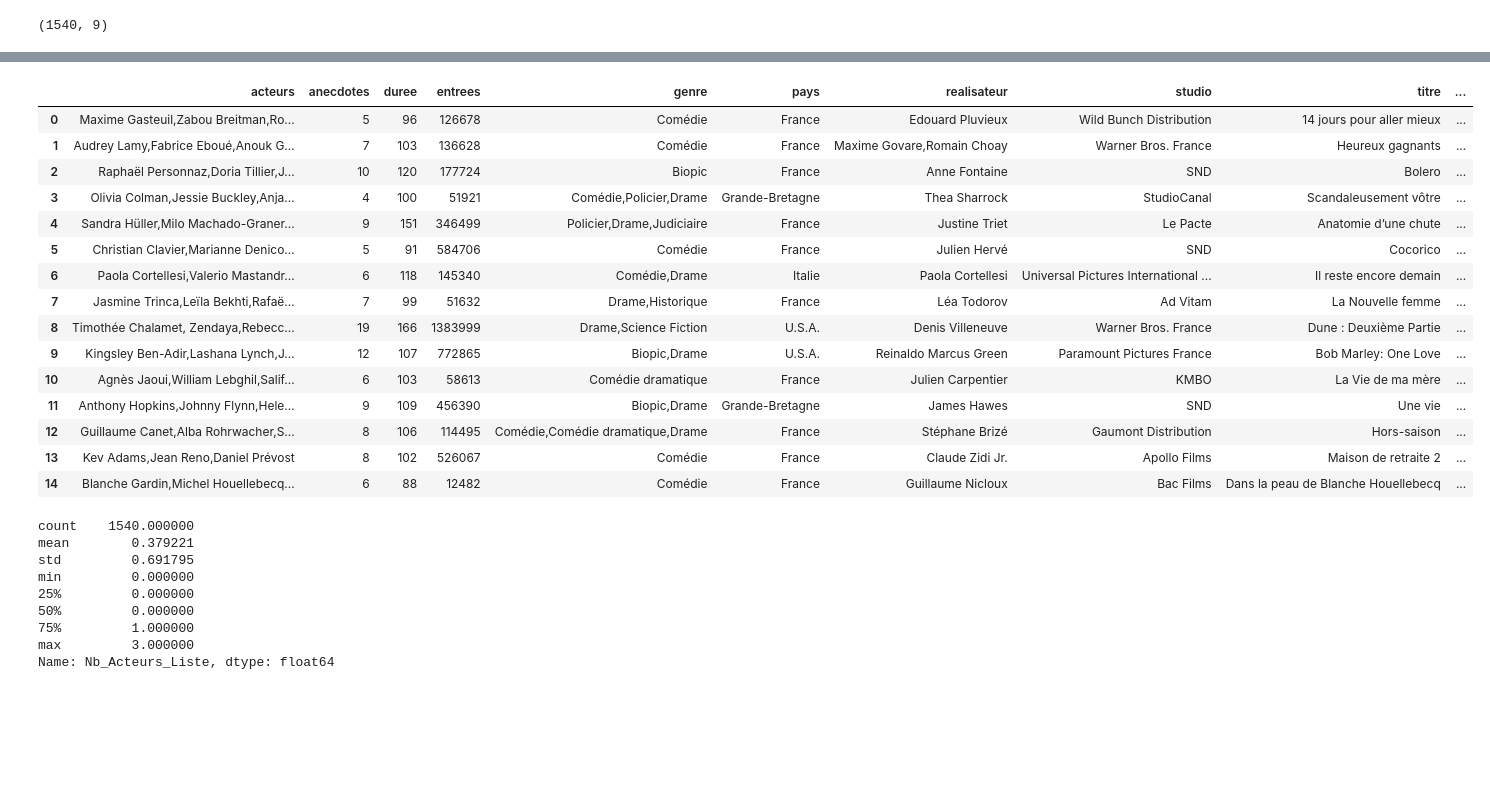
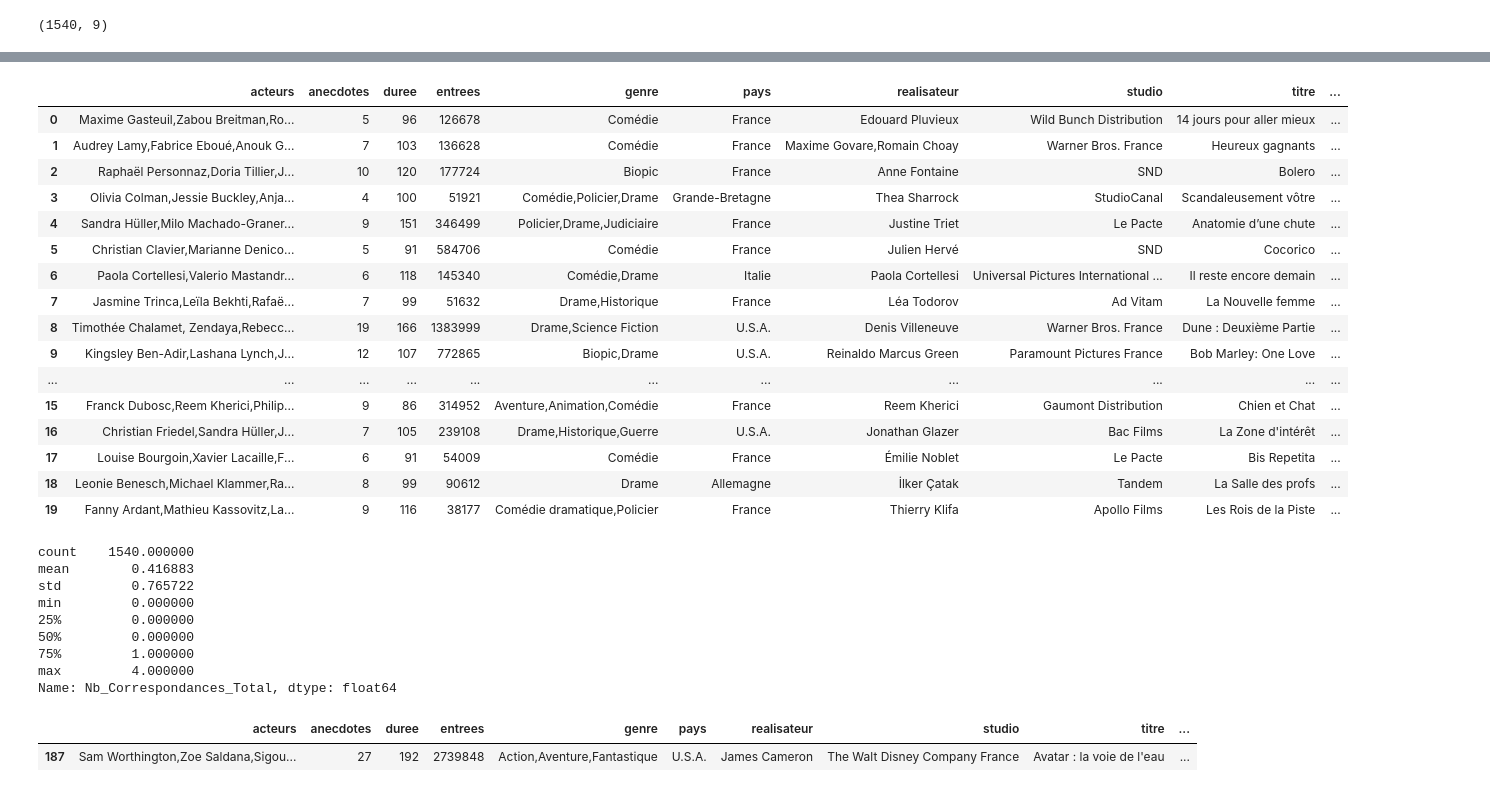
Before and after one commit to Melobgn/cinema_prediction, a Jupyter notebook: feature_engineering.ipynb, the cells around one changed output, grey strips where cells are left out. Cells and saved outputs as stored; diff of their text form; code cells hidden in the pictures; blank space fills up the shorter version.

```diff
--- a/feature_engineering.ipynb
+++ b/feature_engineering.ipynb
@@ -65,49 +81,60 @@ acteurs_df = pd.read_csv('acteurs.csv')
 # %%
-# Étape 1: Convertir les noms des acteurs en un ensemble pour une recherche rapide
+# convertir les noms des acteurs en un ensemble pour une recherche rapide
 ensemble_acteurs = set(acteurs_df['name'])
 
-def compter_acteurs_present(liste_acteurs):
-    # Vérifier si la valeur est une chaîne de caractères
+def compter_acteurs_realisateurs(liste_acteurs, realisateur):
+    total_correspondances = 0
+    # Vérifier si la liste des acteurs est une chaîne de caractères et la traiter
     if isinstance(liste_acteurs, str):
-        # Diviser la chaîne en une liste d'acteurs
         acteurs = liste_acteurs.split(',')
-        # Compter combien d'acteurs dans cette liste sont aussi dans l'ensemble_acteurs
-        return sum(acteur.strip() in ensemble_acteurs for acteur in acteurs)
-    else:
-        # Si la valeur n'est pas une chaîne, retourner 0
-        return 0
+        total_correspondances += sum(acteur.strip() in ensemble_acteurs for acteur in acteurs)
 
-# Appliquer cette fonction modifiée
-df['Nb_Acteurs_Liste'] = df['acteurs'].apply(compter_acteurs_present)
+    # Ajouter le réalisateur à la comptabilisation s'il est dans la liste
+    if isinstance(realisateur, str) and realisateur.strip() in ensemble_acteurs:
+        total_correspondances += 1
+
+    return total_correspondances
+
+# Appliquer cette fonction modifiée en utilisant apply avec un lambda pour passer les deux colonnes
+df['Nb_Correspondances_Total'] = df.apply(lambda row: compter_acteurs_realisateurs(row['acteurs'], row['realisateur']), axis=1)
 
 # Vérifier à nouveau le résultat
-df.head(15)
+df.head(20)
 # %% [output]
 |  | acteurs | anecdotes | duree | entrees | genre | pays | realisateur | studio | titre | ... |
 | 0 | Maxime Gasteuil,Zabou Breitman,Ro... | 5 | 96 | 126678 | Comédie | France | Edouard Pluvieux | Wild Bunch Distribution | 14 jours pour aller mieux | ... |
 | 1 | Audrey Lamy,Fabrice Eboué,Anouk G... | 7 | 103 | 136628 | Comédie | France | Maxime Govare,Romain Choay | Warner Bros. France | Heureux gagnants | ... |
 | 2 | Raphaël Personnaz,Doria Tillier,J... | 10 | 120 | 177724 | Biopic | France | Anne Fontaine | SND | Bolero | ... |
 | 3 | Olivia Colman,Jessie Buckley,Anja... | 4 | 100 | 51921 | Comédie,Policier,Drame | Grande-Bretagne | Thea Sharrock | StudioCanal | Scandaleusement vôtre | ... |
 | 4 | Sandra Hüller,Milo Machado-Graner... | 9 | 151 | 346499 | Policier,Drame,Judiciaire | France | Justine Triet | Le Pacte | Anatomie d’une chute | ... |
 | 5 | Christian Clavier,Marianne Denico... | 5 | 91 | 584706 | Comédie | France | Julien Hervé | SND | Cocorico | ... |
 | 6 | Paola Cortellesi,Valerio Mastandr... | 6 | 118 | 145340 | Comédie,Drame | Italie | Paola Cortellesi | Universal Pictures International ... | Il reste encore demain | ... |
 | 7 | Jasmine Trinca,Leïla Bekhti,Rafaë... | 7 | 99 | 51632 | Drame,Historique | France | Léa Todorov | Ad Vitam | La Nouvelle femme | ... |
 | 8 | Timothée Chalamet, Zendaya,Rebecc... | 19 | 166 | 1383999 | Drame,Science Fiction | U.S.A. | Denis Villeneuve | Warner Bros. France | Dune : Deuxième Partie | ... |
 | 9 | Kingsley Ben-Adir,Lashana Lynch,J... | 12 | 107 | 772865 | Biopic,Drame | U.S.A. | Reinaldo Marcus Green | Paramount Pictures France | Bob Marley: One Love | ... |
-| 10 | Agnès Jaoui,William Lebghil,Salif... | 6 | 103 | 58613 | Comédie dramatique | France | Julien Carpentier | KMBO | La Vie de ma mère | ... |
-| 11 | Anthony Hopkins,Johnny Flynn,Hele... | 9 | 109 | 456390 | Biopic,Drame | Grande-Bretagne | James Hawes | SND | Une vie | ... |
-| 12 | Guillaume Canet,Alba Rohrwacher,S... | 8 | 106 | 114495 | Comédie,Comédie dramatique,Drame | France | Stéphane Brizé | Gaumont Distribution | Hors-saison | ... |
-| 13 | Kev Adams,Jean Reno,Daniel Prévost | 8 | 102 | 526067 | Comédie | France | Claude Zidi Jr. | Apollo Films | Maison de retraite 2 | ... |
-| 14 | Blanche Gardin,Michel Houellebecq... | 6 | 88 | 12482 | Comédie | France | Guillaume Nicloux | Bac Films | Dans la peau de Blanche Houellebecq | ... |
+| ... | ... | ... | ... | ... | ... | ... | ... | ... | ... | ... |
+| 15 | Franck Dubosc,Reem Kherici,Philip... | 9 | 86 | 314952 | Aventure,Animation,Comédie | France | Reem Kherici | Gaumont Distribution | Chien et Chat | ... |
+| 16 | Christian Friedel,Sandra Hüller,J... | 7 | 105 | 239108 | Drame,Historique,Guerre | U.S.A. | Jonathan Glazer | Bac Films | La Zone d'intérêt | ... |
+| 17 | Louise Bourgoin,Xavier Lacaille,F... | 6 | 91 | 54009 | Comédie | France | Émilie Noblet | Le Pacte | Bis Repetita | ... |
+| 18 | Leonie Benesch,Michael Klammer,Ra... | 8 | 99 | 90612 | Drame | Allemagne | İlker Çatak | Tandem | La Salle des profs | ... |
+| 19 | Fanny Ardant,Mathieu Kassovitz,La... | 9 | 116 | 38177 | Comédie dramatique,Policier | France | Thierry Klifa | Apollo Films | Les Rois de la Piste | ... |
 # %%
-df['Nb_Acteurs_Liste'].describe()
+df['Nb_Correspondances_Total'].describe()
 # %% [output]
 count    1540.000000
-mean        0.379221
-std         0.691795
+mean        0.416883
+std         0.765722
 min         0.000000
 25%         0.000000
 50%         0.000000
 75%         1.000000
-max         3.000000
-Name: Nb_Acteurs_Liste, dtype: float64
+max         4.000000
+Name: Nb_Correspondances_Total, dtype: float64
+# %%
+#selection de la ligne ou realisateur est james cameron
+
+lignes_correspondantes = df[df['realisateur'] == 'James Cameron']
+lignes_correspondantes
+# %% [output]
+|  | acteurs | anecdotes | duree | entrees | genre | pays | realisateur | studio | titre | ... |
+| 187 | Sam Worthington,Zoe Saldana,Sigou... | 27 | 192 | 2739848 | Action,Aventure,Fantastique | U.S.A. | James Cameron | The Walt Disney Company France | Avatar : la voie de l'eau | ... |
```
Also changed, not shown: parts of 6 cells of this notebook, 1 other file.
